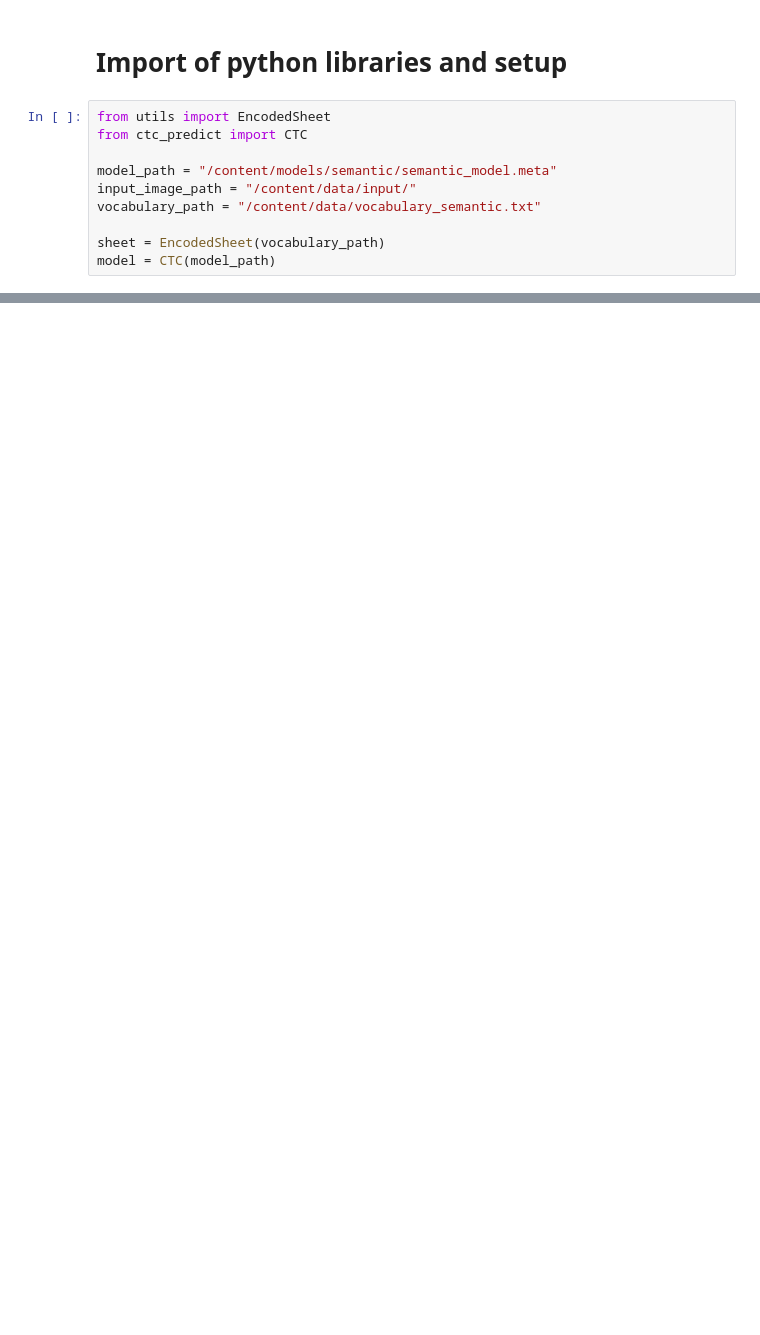
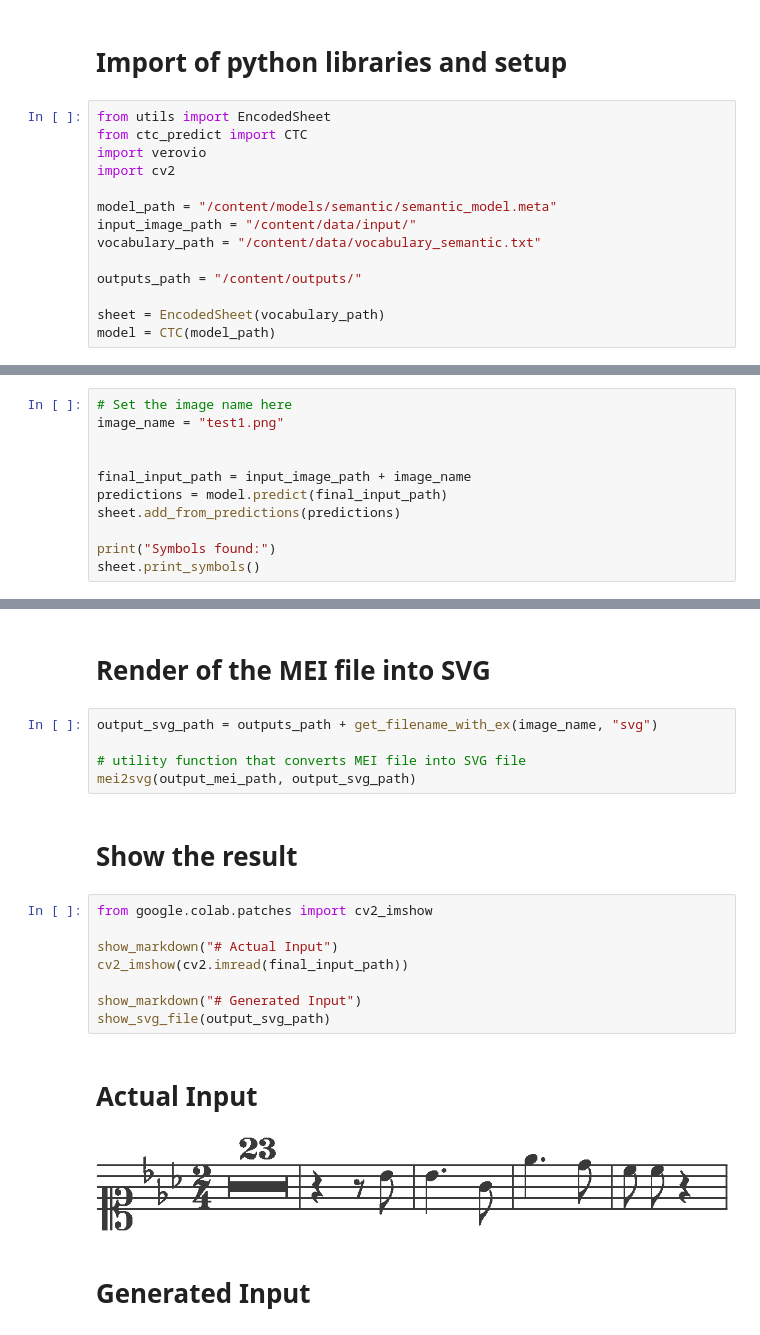
Before and after one commit to OMR-Research/tf-end-to-end, a Jupyter notebook: omr.ipynb, the cells around one changed output, grey strips where cells are left out. Drawn from its saved outputs; the diff is of its cells as text; blank space fills up the shorter version.

Commit message:
Finished first working version of the notebook using ONLY the model

```diff
--- a/omr.ipynb
+++ b/omr.ipynb
@@ -59,11 +76,15 @@ primus_conversor/000100973-1_1_2.semantic
 # %%
 from utils import EncodedSheet
 from ctc_predict import CTC
+import verovio
+import cv2
 
 model_path = "/content/models/semantic/semantic_model.meta"
 input_image_path = "/content/data/input/"
 vocabulary_path = "/content/data/vocabulary_semantic.txt"
 
+outputs_path = "/content/outputs/"
+
 sheet = EncodedSheet(vocabulary_path)
 model = CTC(model_path)
 # %% [output]
@@ -70,0 +128,11 @@ ModuleNotFoundError: No module named 'midi2audio'
+# %%
+# Set the image name here
+image_name = "test1.png"
+
+
+final_input_path = input_image_path + image_name
+predictions = model.predict(final_input_path)
+sheet.add_from_predictions(predictions)
+
+print("Symbols found:")
+sheet.print_symbols()
@@ -70,0 +154,21 @@ ModuleNotFoundError: No module named 'midi2audio'
+# %% [markdown]
+# Render of the MEI file into SVG
+# %%
+output_svg_path = outputs_path + get_filename_with_ex(image_name, "svg")
+
+# utility function that converts MEI file into SVG file
+mei2svg(output_mei_path, output_svg_path)
+# %% [markdown]
+# Show the result
+# %%
+from google.colab.patches import cv2_imshow
+
+show_markdown("# Actual Input")
+cv2_imshow(cv2.imread(final_input_path))
+
+show_markdown("# Generated Input")
+show_svg_file(output_svg_path)
+# %% [output]
+# Actual Input
+[figure, added]
+# Generated Input
```
Also changed, not shown: parts of 14 cells of this notebook.
